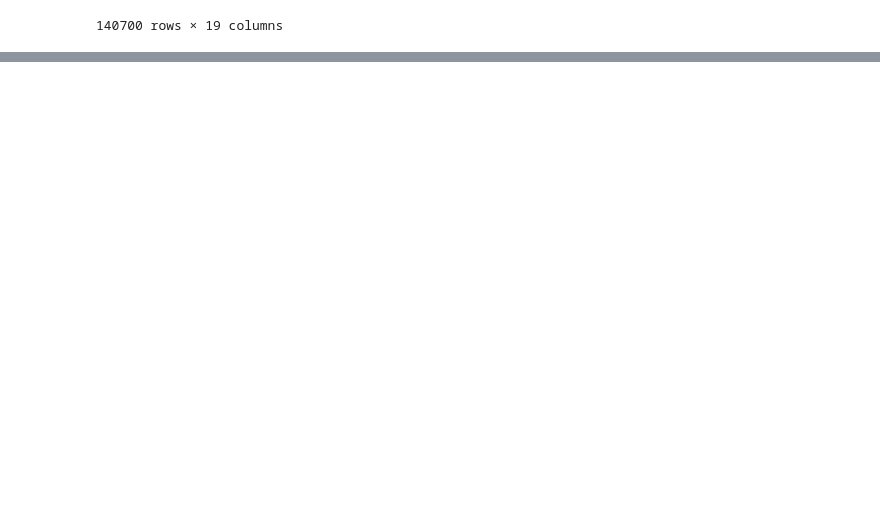
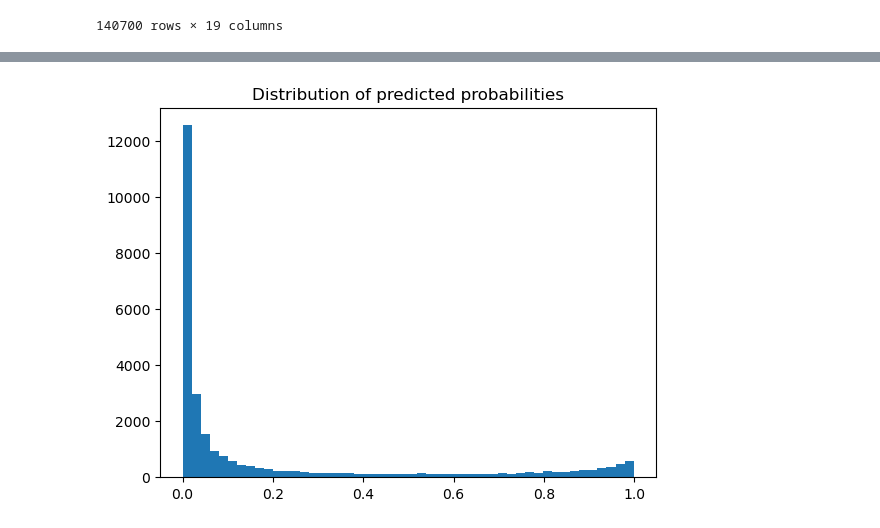
Before and after one commit to nikankad/COS322-depression, a Jupyter notebook: src/main.ipynb, the cells around one changed output, grey strips where cells are left out. Cells and saved outputs as stored; diff of their text form; code cells hidden in the pictures; blank space fills up the shorter version.

```diff
--- a/src/main.ipynb
+++ b/src/main.ipynb
@@ -123,11 +121,16 @@ df
 # %%
 from OurModels import NeuralNetwork
 # Initialize and train
-clf = NeuralNetwork()
-clf.build_model(hidden_units=[128, 64])
-
-X_train, X_test, y_train, y_test = clf.prepare_data(df)
-clf.train(X_train, y_train, epochs=5)
-results = clf.evaluate(X_test, y_test)
+clf2 = NeuralNetwork()
+X_train, X_test, y_train, y_test = clf2.prepare_data(df)
+# clf2.build_model()
+# clf2.train(
+#     X_train,
+#     y_train,
+#     epochs=1
+# )
+clf2.load_our_model()
+clf2.save()
+results = clf2.evaluate(X_test, y_test)
 print(results)
 # %% [output]
@@ -147,0 +146,19 @@ Epoch 4/5
+# %%
+import matplotlib.pyplot as plt
+y_probs = clf2.model.predict(X_test)
+y_probs = np.array(y_probs, dtype=float)
+# convert (N,) → (N,1)
+if y_probs.ndim == 1:
+    y_probs = y_probs[:, None]
+
+# get score for positive class
+if y_probs.shape[1] == 2:
+    y_scores = y_probs[:, 1]
+else:
+    y_scores = y_probs[:, 0]
+
+
+plt.hist(y_scores, bins=50)
+plt.title("Distribution of predicted probabilities")
+plt.show()
+# %% [output]
@@ -147,0 +166 @@ Epoch 4/5
+[figure, added]
```
Also changed, not shown: parts of 5 cells of this notebook, 4 other files.
